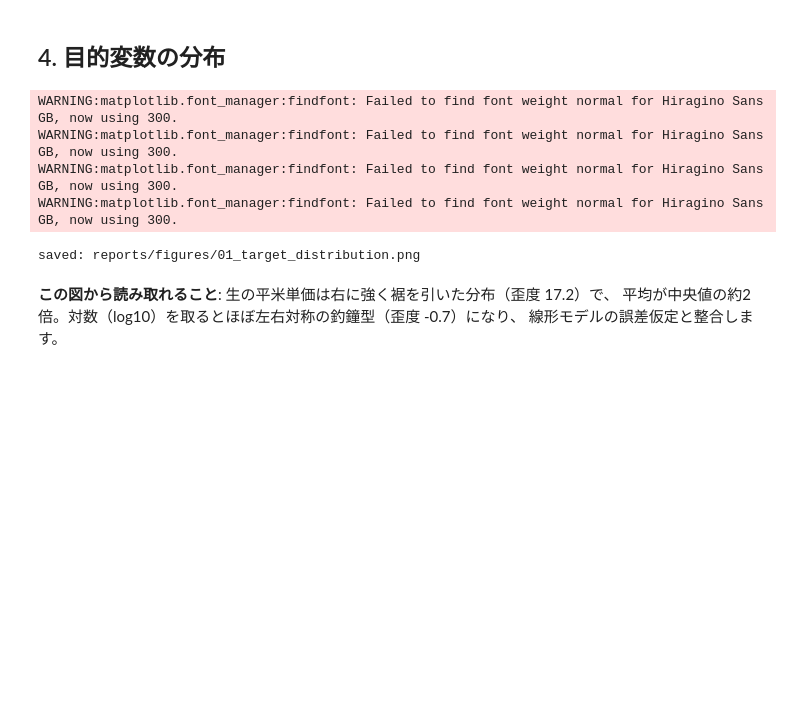
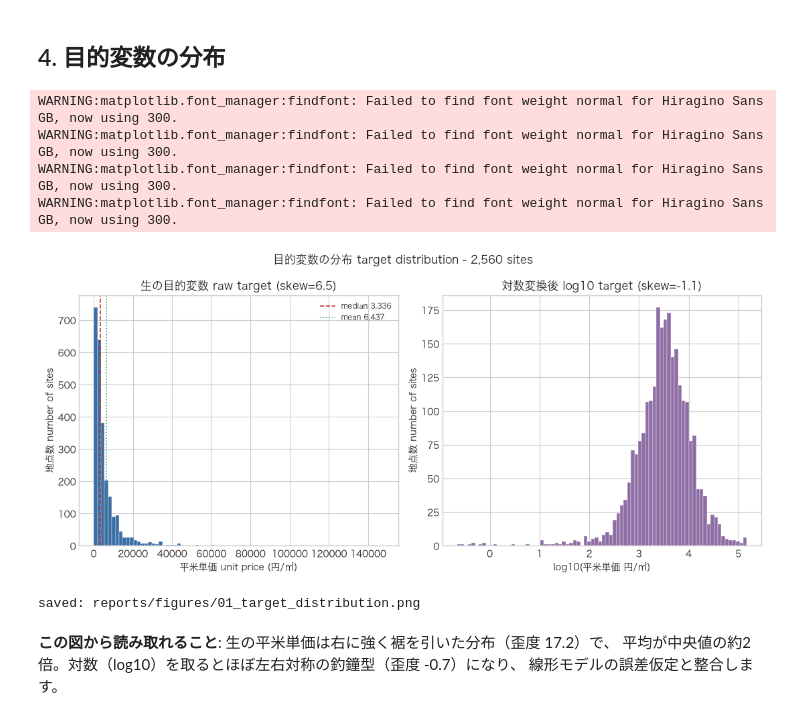
Before and after one commit to shiyuanyeming-hub/tokyo-land-price-ml, a Jupyter notebook: notebooks/01_eda.ipynb, the cells around one changed output. Drawn from its saved outputs; the diff is of its cells as text; code cells hidden in the pictures; blank space fills up the shorter version.

```diff
--- a/notebooks/01_eda.ipynb
+++ b/notebooks/01_eda.ipynb
@@ -181,12 +182,15 @@ display(expensive)
 # %% [markdown]
 ## 4. 目的変数の分布
 # %%
-path = plots.plot_target_distribution(kouji_r8, cfg.figures_dir / "01_target_distribution.png")
-plt.close("all")
+path = plots.plot_target_distribution(
+    kouji_r8, cfg.figures_dir / "01_target_distribution.png", show=True
+)
+plt.show()
 print(f"saved: {path.relative_to(REPO_ROOT)}")
 # %% [output]
 WARNING:matplotlib.font_manager:findfont: Failed to find font weight normal for Hiragino Sans GB, now using 300.
 WARNING:matplotlib.font_manager:findfont: Failed to find font weight normal for Hiragino Sans GB, now using 300.
 WARNING:matplotlib.font_manager:findfont: Failed to find font weight normal for Hiragino Sans GB, now using 300.
 WARNING:matplotlib.font_manager:findfont: Failed to find font weight normal for Hiragino Sans GB, now using 300.
+[figure, added]
 saved: reports/figures/01_target_distribution.png
```
Also changed, not shown: parts of 3 cells of this notebook, 16 other files.
